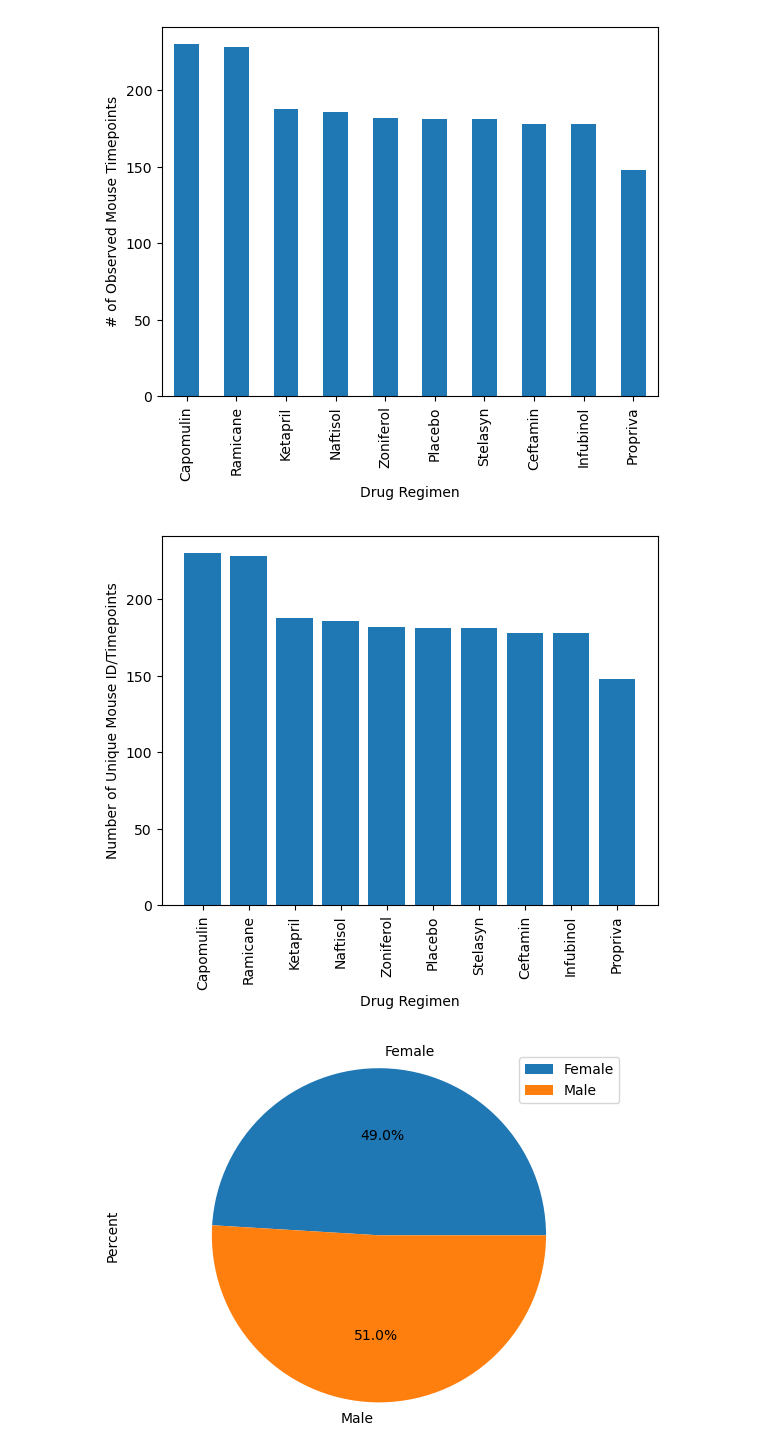
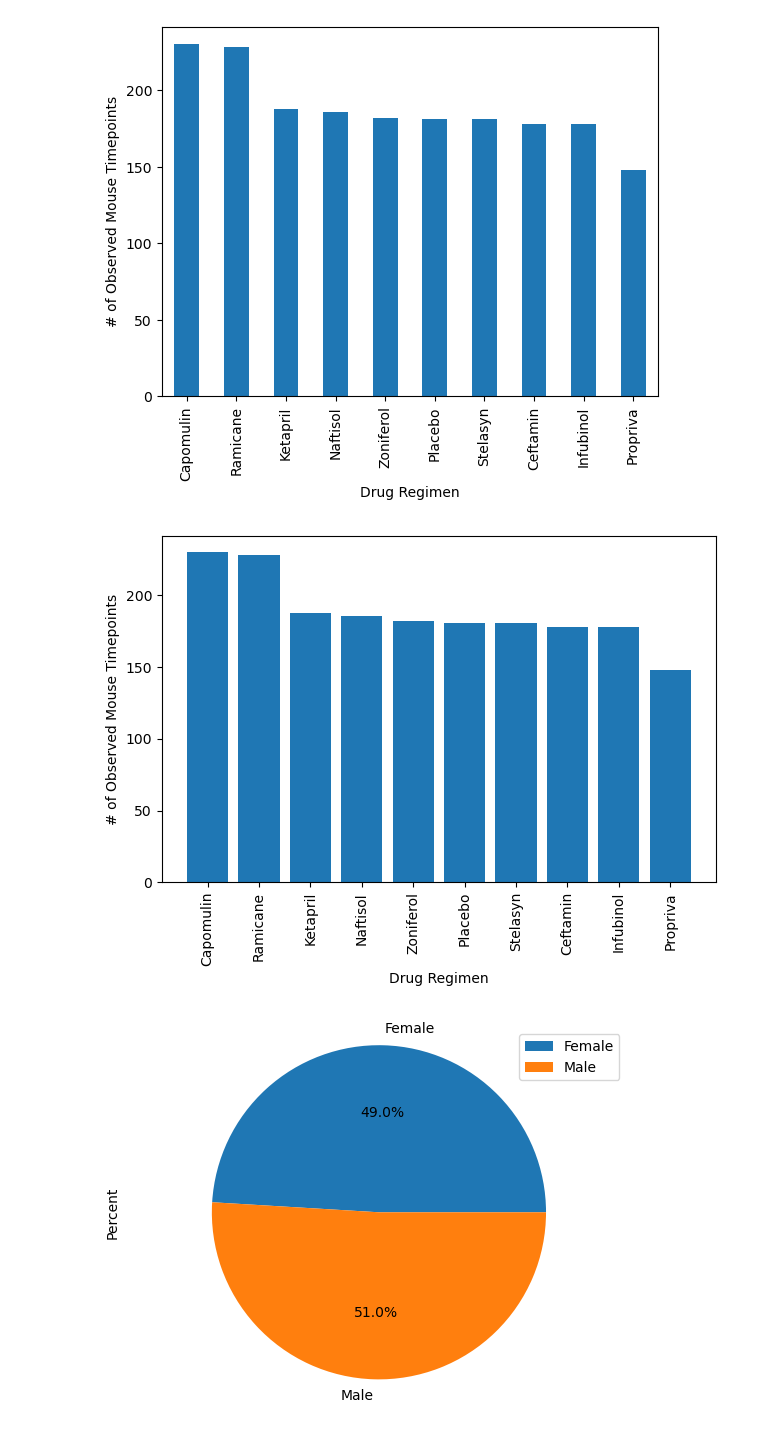
Before and after one commit to Talieh-Sh/DataVisualisation-chalenge, a Jupyter notebook: pymaceuticals_starter.ipynb, the cells around one changed output. Cells and saved outputs as stored; diff of their text form; code cells hidden in the pictures.

```diff
--- a/pymaceuticals_starter.ipynb
+++ b/pymaceuticals_starter.ipynb
@@ -20,7 +20,7 @@ mouse_metadata = pd.read_csv(mouse_metadata_path)
 study_results = pd.read_csv(study_results_path)
 
 # Combine the data into a single DataFrame
-merged=pd.merge(study_results, mouse_metadata, how="left", on=["Mouse ID","Mouse ID"])
+merged=pd.merge(study_results, mouse_metadata, how="left", on="Mouse ID")
 # Display the data table for preview
 merged.head(5)
 # %% [output]
@@ -156,16 +170,19 @@ plt.show()
 # %%
 # Generate a bar plot showing the total number of rows (Mouse ID/Timepoints) for each drug regimen using pyplot.
 
 regimen_mouse_count=regimen_mouse_count.reset_index()
 x_axis= regimen_mouse_count['Drug Regimen']
 y_axis= regimen_mouse_count['Mouse ID']
 plt.bar(x_axis,y_axis)
-plt.xticks(x_axis, rotation=90)
+
+
+plt.xticks(rotation=90)  # Rotate x-axis labels for better readability
 plt.xlabel("Drug Regimen")
-plt.ylabel("Number of Unique Mouse ID/Timepoints")
+plt.ylabel("# of Observed Mouse Timepoints")
+plt.tight_layout()  # Adjust spacing for better label visibility
 plt.show()
 # %% [output]
-[figure, old version]
+[figure, new version]
 # %%
 # Generate a pie plot showing the distribution of female versus male mice using Pandas
 sex_count=cleaned.groupby("Sex")["Mouse ID"].count()
```
Also changed, not shown: parts of 12 cells of this notebook.
